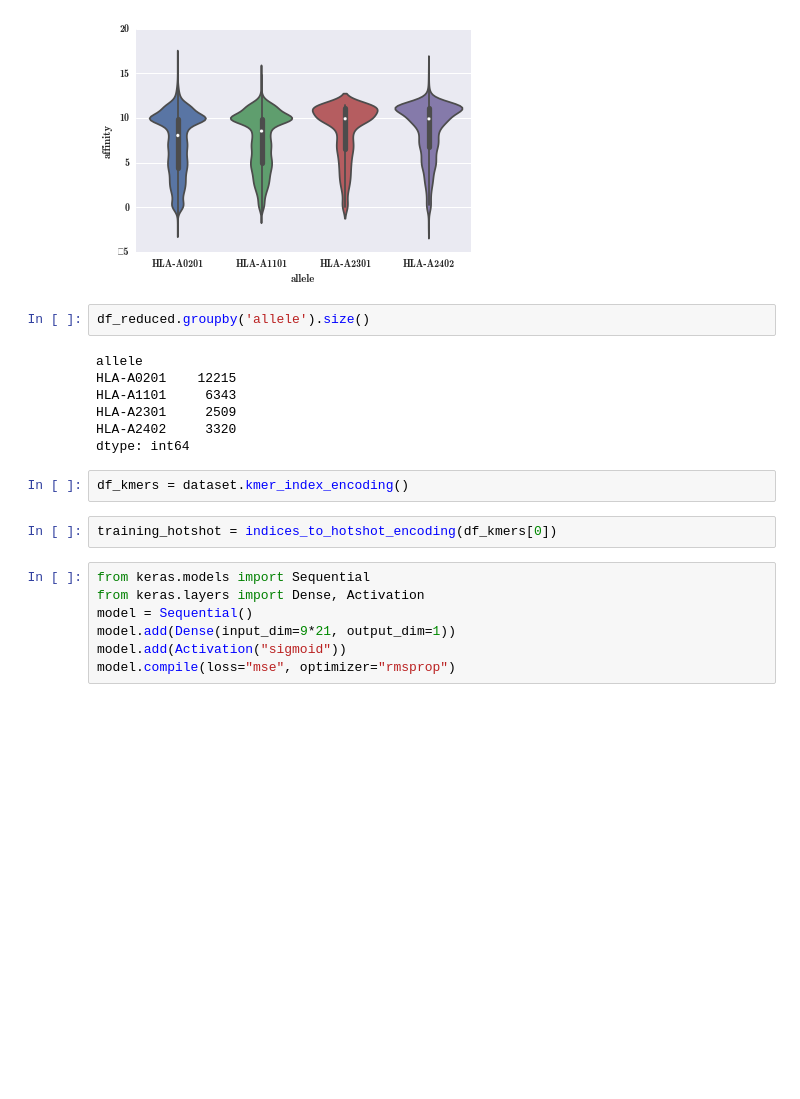
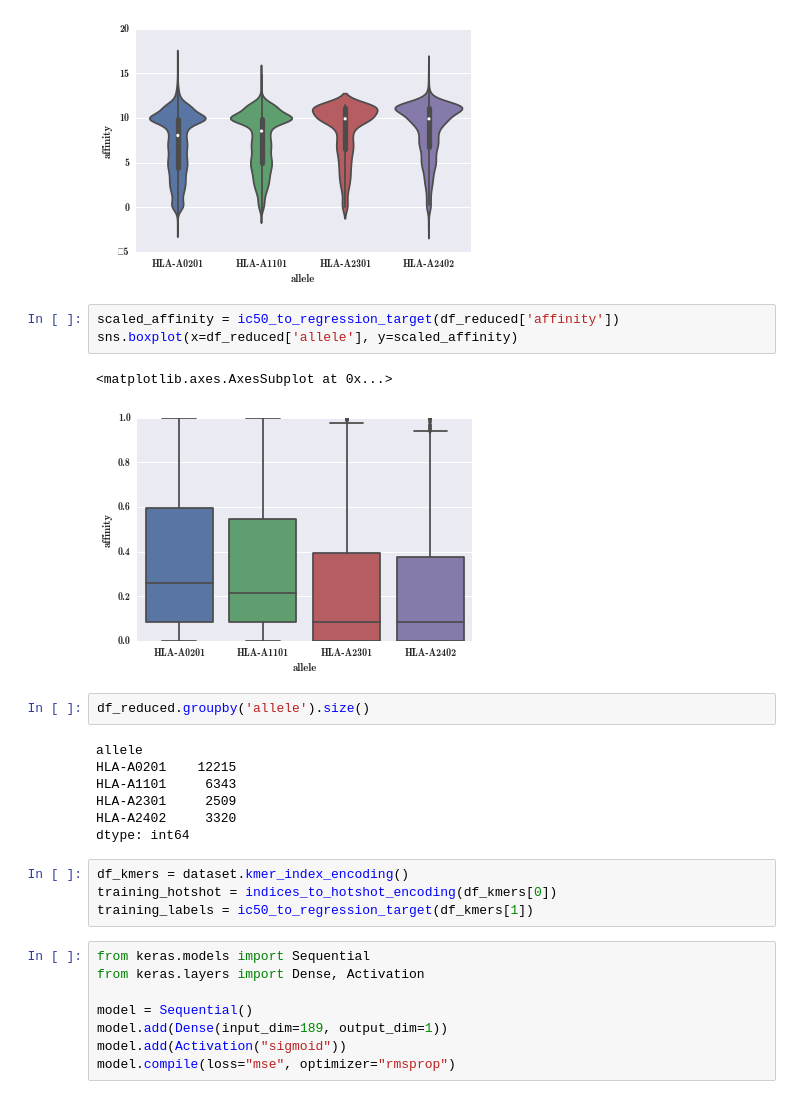
Before and after one commit to openvax/mhcflurry, a Jupyter notebook: notebooks/TF exploration.ipynb, the cells around one changed output. Cells and saved outputs as stored; diff of their text form; blank space fills up the shorter version.

Commit message:
Update TF exploration notebook to convert labels to be in [0,1]

```diff
--- a/notebooks/IEDB exploration.ipynb
+++ b/notebooks/TF exploration.ipynb
@@ -44,6 +49,12 @@ sns.violinplot(x=df_reduced['allele'], y=np.log(df_reduced['affinity']))
 # %% [output]
 <matplotlib.axes.AxesSubplot at 0x...>
 [figure]
+# %%
+scaled_affinity = ic50_to_regression_target(df_reduced['affinity'])
+sns.boxplot(x=df_reduced['allele'], y=scaled_affinity)
+# %% [output]
+<matplotlib.axes.AxesSubplot at 0x...>
+[figure, added]
 # %%
 df_reduced.groupby('allele').size()
 # %% [output]
@@ -53,14 +64,15 @@ HLA-A1101     6343
 HLA-A2301     2509
 HLA-A2402     3320
 dtype: int64
-# %%
-df_kmers = dataset.kmer_index_encoding()
-# %%
-training_hotshot = indices_to_hotshot_encoding(df_kmers[0])
+# %%
+df_kmers = dataset.kmer_index_encoding()
+training_hotshot = indices_to_hotshot_encoding(df_kmers[0])
+training_labels = ic50_to_regression_target(df_kmers[1])
 # %%
 from keras.models import Sequential
 from keras.layers import Dense, Activation
+
 model = Sequential()
-model.add(Dense(input_dim=9*21, output_dim=1))
+model.add(Dense(input_dim=189, output_dim=1))
 model.add(Activation("sigmoid"))
 model.compile(loss="mse", optimizer="rmsprop")
```
Also changed, not shown: parts of 4 cells of this notebook.
